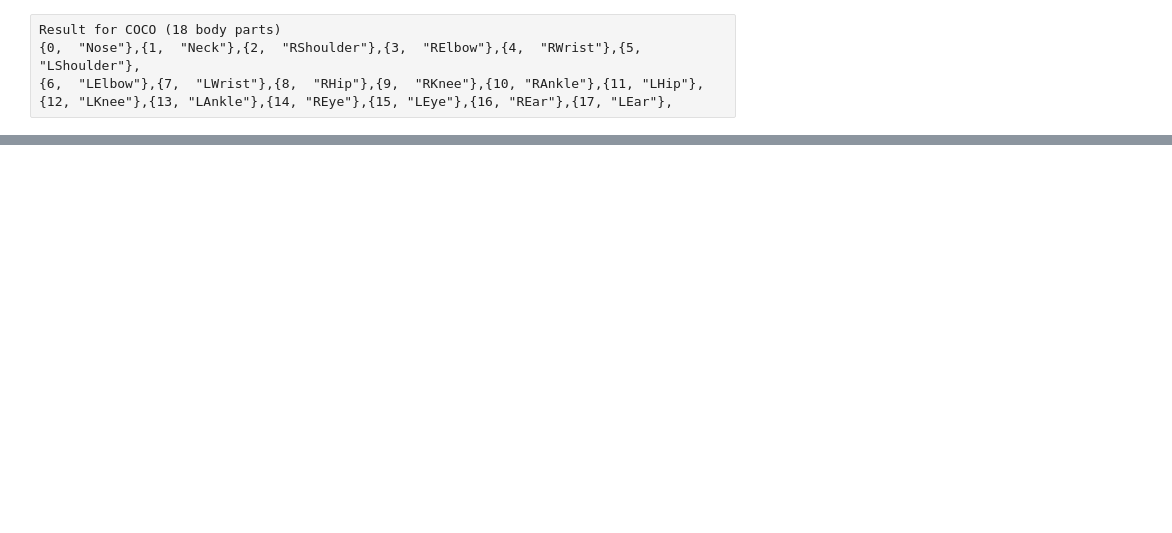
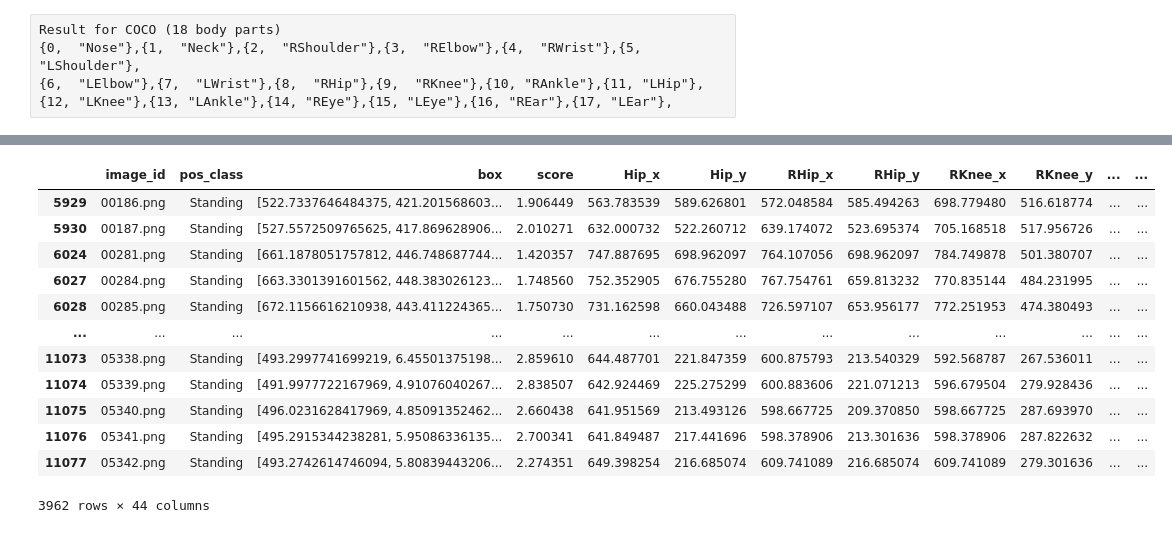
Before and after one commit to rashidch/View-Invariant-Framework-for-Human-Fall-Detection, a Jupyter notebook: train/joints data analysis.ipynb, the cells around one changed output, grey strips where cells are left out. Drawn from its saved outputs; the diff is of its cells as text; code cells hidden in the pictures; blank space fills up the shorter version.

```diff
--- a/train/joints data analysis.ipynb
+++ b/train/joints data analysis.ipynb
@@ -50,0 +65,11 @@ df.head()
+# %%
+import math
+
+def get_angle(x,y):
+    #return angle in degrees
+    return (math.atan2(y,x)*(180/math.pi))
+# %%
+df['foot_x'] = df['RFoot_x']- df['LFoot_x']
+df['foot_y'] = df['RFoot_y']- df['LFoot_y']
+df['angle_x']= df['Head_x']-df['foot_x']
+df['angle_y']= df['Head_y']-df['foot_y']
@@ -50,0 +92,8 @@ df.head()
+# %%
+df['angle']= df.apply(lambda row: get_angle(x = row['angle_x'], y = row['angle_y']), axis=1)
+# %%
+df['Knee_x'] = df['RKnee_x']- df['LKnee_x']
+df['Knee_y'] = df['RKnee_y']- df['LKnee_y']
+df['SK_x']= df['Spine_x']-df['Knee_x']
+df['SK_y']= df['Spine_y']-df['Knee_y']
+df['dist'] = np.sqrt(np.square(df['SK_x']+df['SK_y']))
@@ -50,0 +137,16 @@ df.head()
+# %%
+df.loc[(df['pos_class']=='Standing')&(df['angle']<30)]
+# %% [output]
+|  | image_id | pos_class | box | score | Hip_x | Hip_y | RHip_x | RHip_y | RKnee_x | RKnee_y | ... | ... |
+| 5929 | 00186.png | Standing | [522.7337646484375, 421.201568603... | 1.906449 | 563.783539 | 589.626801 | 572.048584 | 585.494263 | 698.779480 | 516.618774 | ... | ... |
+| 5930 | 00187.png | Standing | [527.5572509765625, 417.869628906... | 2.010271 | 632.000732 | 522.260712 | 639.174072 | 523.695374 | 705.168518 | 517.956726 | ... | ... |
+| 6024 | 00281.png | Standing | [661.1878051757812, 446.748687744... | 1.420357 | 747.887695 | 698.962097 | 764.107056 | 698.962097 | 784.749878 | 501.380707 | ... | ... |
+| 6027 | 00284.png | Standing | [663.3301391601562, 448.383026123... | 1.748560 | 752.352905 | 676.755280 | 767.754761 | 659.813232 | 770.835144 | 484.231995 | ... | ... |
+| 6028 | 00285.png | Standing | [672.1156616210938, 443.411224365... | 1.750730 | 731.162598 | 660.043488 | 726.597107 | 653.956177 | 772.251953 | 474.380493 | ... | ... |
+| ... | ... | ... | ... | ... | ... | ... | ... | ... | ... | ... | ... | ... |
+| 11073 | 05338.png | Standing | [493.2997741699219, 6.45501375198... | 2.859610 | 644.487701 | 221.847359 | 600.875793 | 213.540329 | 592.568787 | 267.536011 | ... | ... |
+| 11074 | 05339.png | Standing | [491.9977722167969, 4.91076040267... | 2.838507 | 642.924469 | 225.275299 | 600.883606 | 221.071213 | 596.679504 | 279.928436 | ... | ... |
+| 11075 | 05340.png | Standing | [496.0231628417969, 4.85091352462... | 2.660438 | 641.951569 | 213.493126 | 598.667725 | 209.370850 | 598.667725 | 287.693970 | ... | ... |
+| 11076 | 05341.png | Standing | [495.2915344238281, 5.95086336135... | 2.700341 | 641.849487 | 217.441696 | 598.378906 | 213.301636 | 598.378906 | 287.822632 | ... | ... |
+| 11077 | 05342.png | Standing | [493.2742614746094, 5.80839443206... | 2.274351 | 649.398254 | 216.685074 | 609.741089 | 216.685074 | 609.741089 | 279.301636 | ... | ... |
+3962 rows × 44 columns
```
Also changed, not shown: parts of 26 cells of this notebook, 22 other files.
